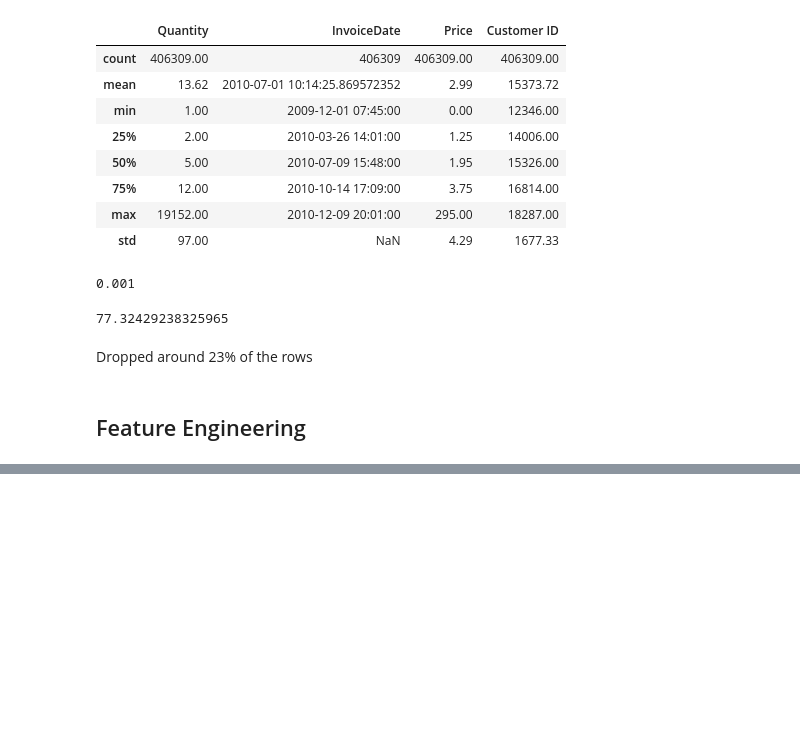
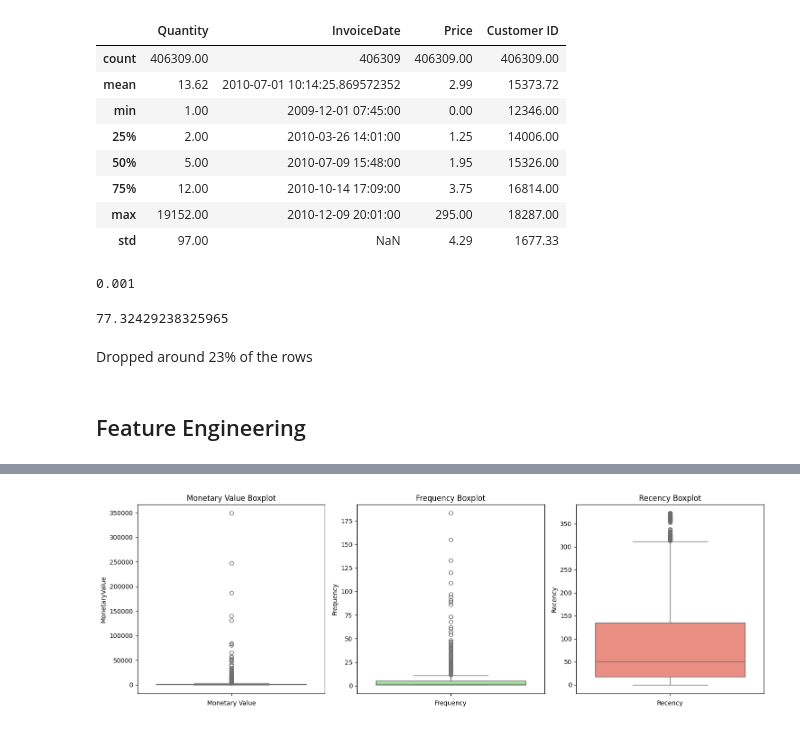
Before and after one commit to AvirukthGT/OnlineSalesAnalytics, a Jupyter notebook: Retail_data_clustering.ipynb, the cells around one changed output, grey strips where cells are left out. Saved outputs shown, nothing was run; the diff lists cells and outputs as text; code cells hidden in the pictures; blank space fills up the shorter version.

```diff
--- a/Retail_data_clustering.ipynb
+++ b/Retail_data_clustering.ipynb
@@ -267,0 +343,22 @@ Dropped around 23% of the rows
+# %%
+plt.figure(figsize=(15, 5))
+
+plt.subplot(1, 3, 1)
+sns.boxplot(data=aggregated_df['MonetaryValue'], color='skyblue')
+plt.title('Monetary Value Boxplot')
+plt.xlabel('Monetary Value')
+
+plt.subplot(1, 3, 2)
+sns.boxplot(data=aggregated_df['Frequency'], color='lightgreen')
+plt.title('Frequency Boxplot')
+plt.xlabel('Frequency')
+
+plt.subplot(1, 3, 3)
+sns.boxplot(data=aggregated_df['Recency'], color='salmon')
+plt.title('Recency Boxplot')
+plt.xlabel('Recency')
+
+plt.tight_layout()
+plt.show()
+# %% [output]
+[figure, added]
```
Also changed, not shown: parts of 12 cells of this notebook.
